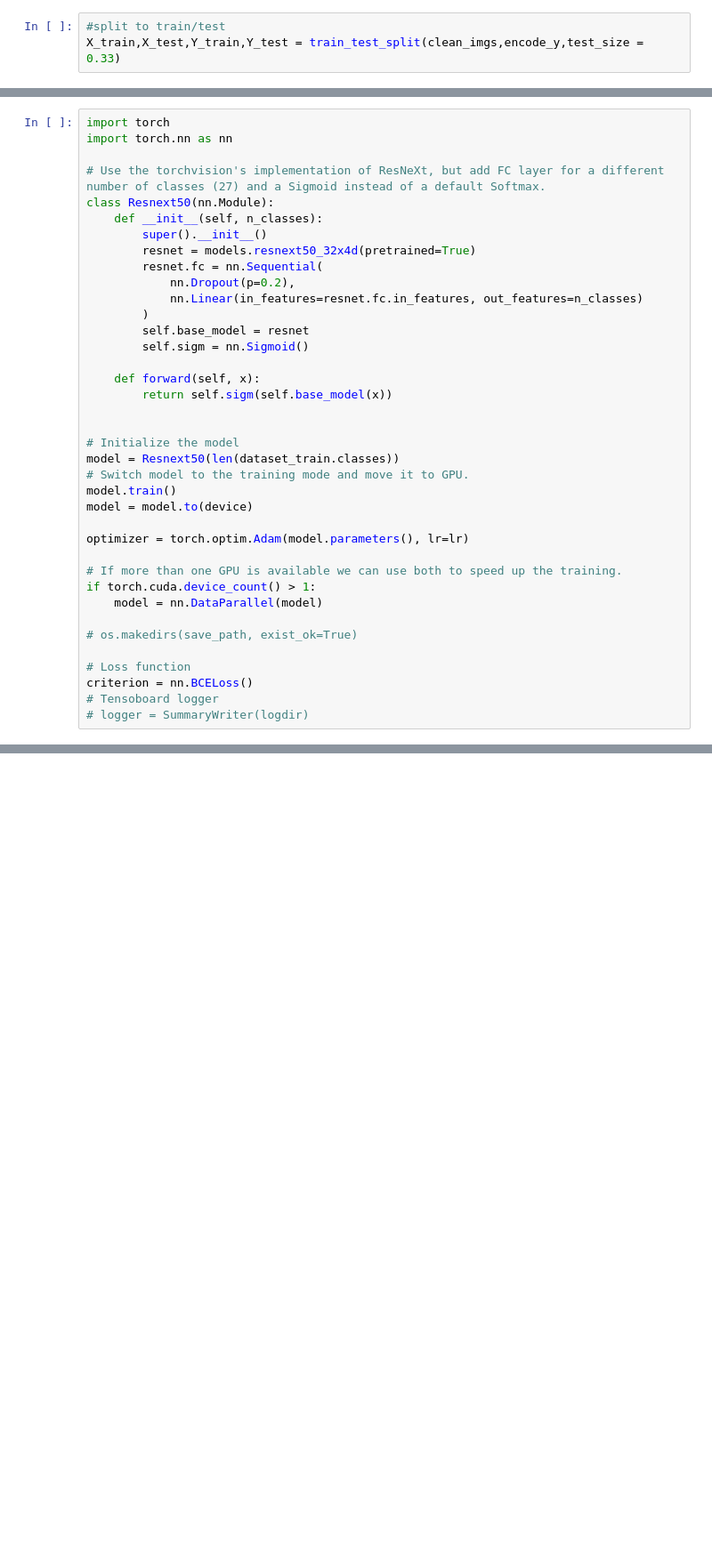
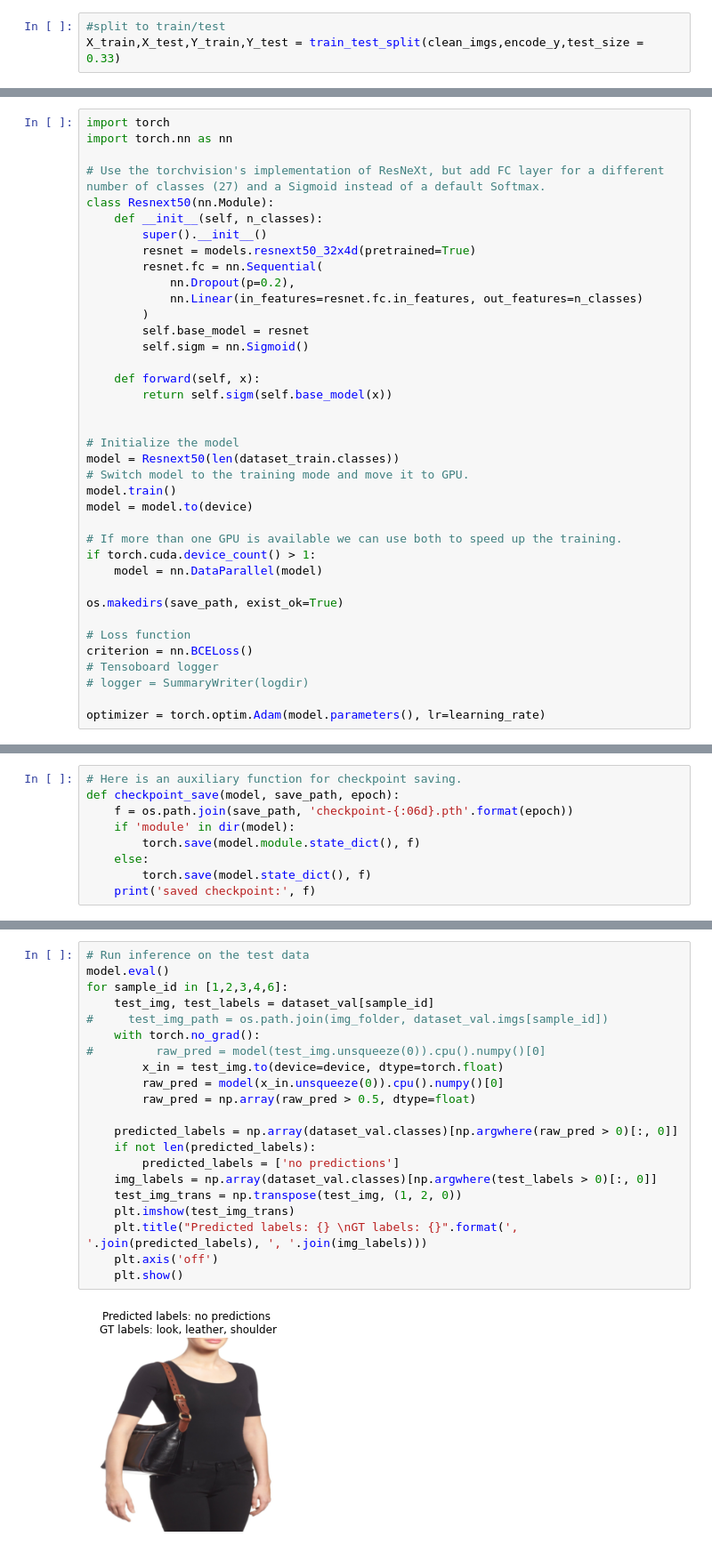
Before and after one commit to zzzzmoya/farfetch-image-team, a Jupyter notebook: Farfetch_multi_label.ipynb, the cells around one changed output, grey strips where cells are left out. Shown: that part at 89% size. Saved outputs shown, nothing was run; the diff lists cells and outputs as text; blank space fills up the shorter version.

```diff
--- a/Farfetch_multi_label.ipynb
+++ b/Farfetch_multi_label.ipynb
@@ -342,15 +343,15 @@ model = Resnext50(len(dataset_train.classes))
 model.train()
 model = model.to(device)
 
-optimizer = torch.optim.Adam(model.parameters(), lr=lr)
-
 # If more than one GPU is available we can use both to speed up the training.
 if torch.cuda.device_count() > 1:
     model = nn.DataParallel(model)
 
-# os.makedirs(save_path, exist_ok=True)
+os.makedirs(save_path, exist_ok=True)
 
 # Loss function
 criterion = nn.BCELoss()
 # Tensoboard logger
 # logger = SummaryWriter(logdir)
+
+optimizer = torch.optim.Adam(model.parameters(), lr=learning_rate)
@@ -374,6 +369,15 @@ def calculate_metrics(pred, target, threshold=0.5):
             'samples/recall': recall_score(y_true=target, y_pred=pred, average='samples'),
             'samples/f1': f1_score(y_true=target, y_pred=pred, average='samples'),
             }
+# %%
+# Here is an auxiliary function for checkpoint saving.
+def checkpoint_save(model, save_path, epoch):
+    f = os.path.join(save_path, 'checkpoint-{:06d}.pth'.format(epoch))
+    if 'module' in dir(model):
+        torch.save(model.module.state_dict(), f)
+    else:
+        torch.save(model.state_dict(), f)
+    print('saved checkpoint:', f)
 # %%
 #training process
 epoch = 0
@@ -447,0 +457,23 @@ KeyboardInterrupt:
+# %%
+# Run inference on the test data
+model.eval()
+for sample_id in [1,2,3,4,6]:
+    test_img, test_labels = dataset_val[sample_id]
+#     test_img_path = os.path.join(img_folder, dataset_val.imgs[sample_id])
+    with torch.no_grad():
+#         raw_pred = model(test_img.unsqueeze(0)).cpu().numpy()[0]
+        x_in = test_img.to(device=device, dtype=torch.float)
+        raw_pred = model(x_in.unsqueeze(0)).cpu().numpy()[0]
+        raw_pred = np.array(raw_pred > 0.5, dtype=float)
+
+    predicted_labels = np.array(dataset_val.classes)[np.argwhere(raw_pred > 0)[:, 0]]
+    if not len(predicted_labels):
+        predicted_labels = ['no predictions']
+    img_labels = np.array(dataset_val.classes)[np.argwhere(test_labels > 0)[:, 0]]
+    test_img_trans = np.transpose(test_img, (1, 2, 0))
+    plt.imshow(test_img_trans)
+    plt.title("Predicted labels: {} \nGT labels: {}".format(', '.join(predicted_labels), ', '.join(img_labels)))
+    plt.axis('off')
+    plt.show()
+# %% [output]
+[figure, added]
```
Also changed, not shown: parts of 8 cells of this notebook.
